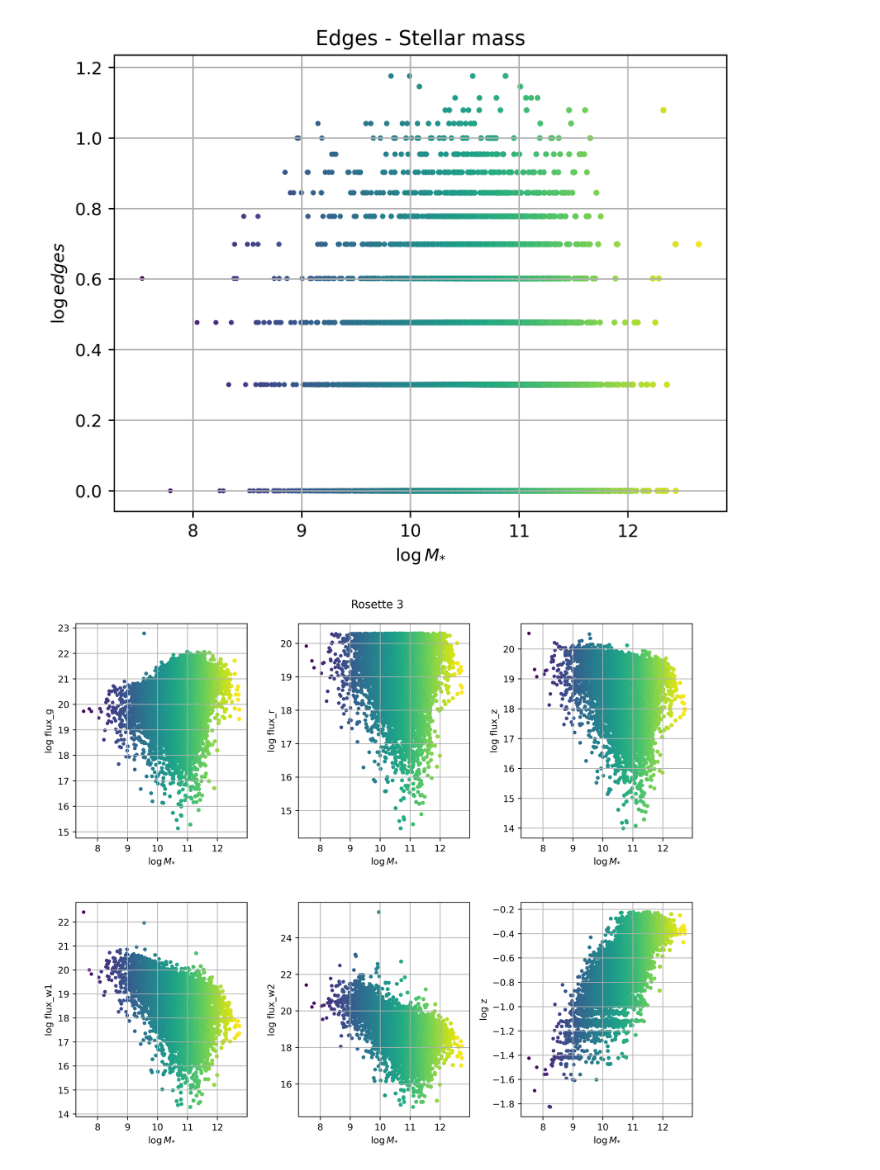
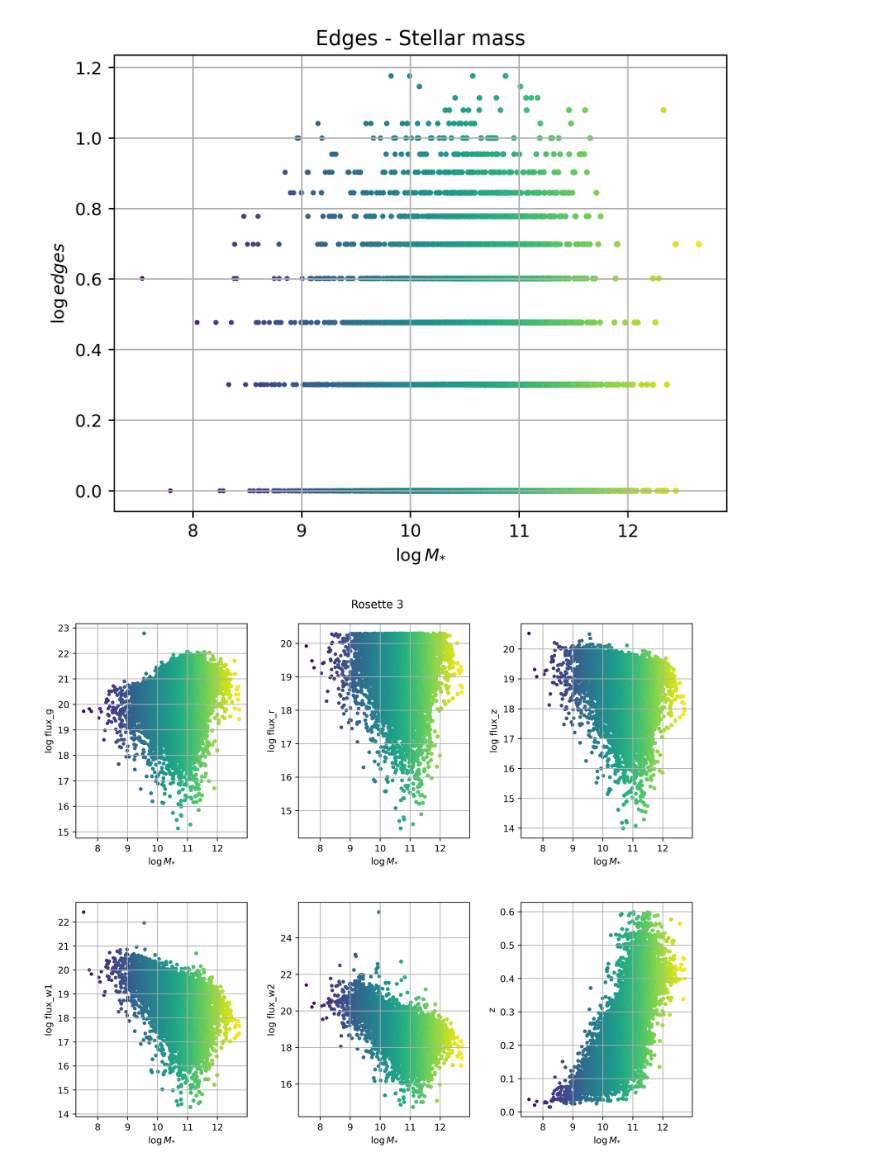
Before and after one commit to ValeriaTorresG/GalaxyMassGNN, a Jupyter notebook: plots.ipynb, the cells around one changed output. Cells and saved outputs as stored; diff of their text form; code cells hidden in the pictures.

```diff
--- a/plots.ipynb
+++ b/plots.ipynb
@@ -85,7 +85,7 @@ def graph_r(r):
                 n.append(float(values[0]))
                 n.append(float(values[1]))
                 n.extend(22.5-2.5*np.log10([float(n) for n in values[2:-1]]))
-                n.append(np.log10(float(values[-1])))
+                n.append(float(values[-1]))
                 nodes.append(n)
 
     with open(f'./data/rosette{r}_edges.csv', mode='r') as csv_file:
@@ -123,4 +123,5 @@ plt.grid()
 # %%
+nodes, edges, distances = graph_r(rosettes[0])
 c = defaultdict(int)
 for edge in edges:
     c[edge[0]] += 1
@@ -148,25 +149,24 @@ plt.show()
 # %% [output]
 [figure]
 # %%
-props = ['flux_g', 'flux_r', 'flux_z', 'flux_w1', 'flux_w2', 'z']
-nodes, edges, _ = graph_r(rosettes[0])
+props = ['log flux_g', 'log flux_r', 'log flux_z', 'log flux_w1', 'log flux_w2', 'z']
 
 m = [n[1] for n in nodes]
 flux = np.array([n[2:] for n in nodes])
 
 fig, axes = plt.subplots(nrows=2, ncols=3, figsize=(10, 8))
 plt.tight_layout()
 plt.suptitle(r'Rosette 3', y=1.02)
 plt.subplots_adjust(wspace=0.3, hspace=0.3)
 
 for i in range(2):
     for j in range(3):
         axes[i, j].scatter(m, flux[:,i*3+j], c=cmap(n), s=m)
         axes[i, j].set_xlabel(r'$\log M_{*}$')
-        axes[i, j].set_ylabel(f'log {props[i*3+j]}')
+        axes[i, j].set_ylabel(f'{props[i*3+j]}')
         axes[i, j].grid()
 # %% [output]
-[figure, old version]
+[figure, new version]
 # %%
 c = defaultdict(int)
 for edge in edges:
```
Also changed, not shown: parts of 2 cells of this notebook, 2 other files.
